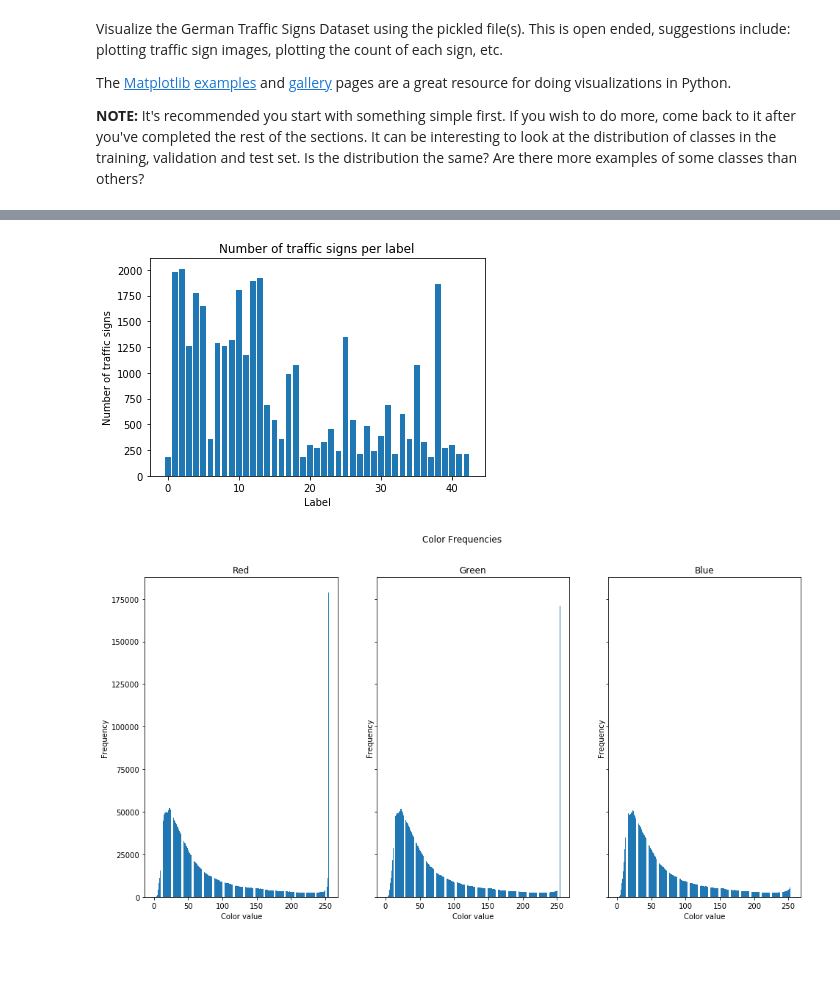
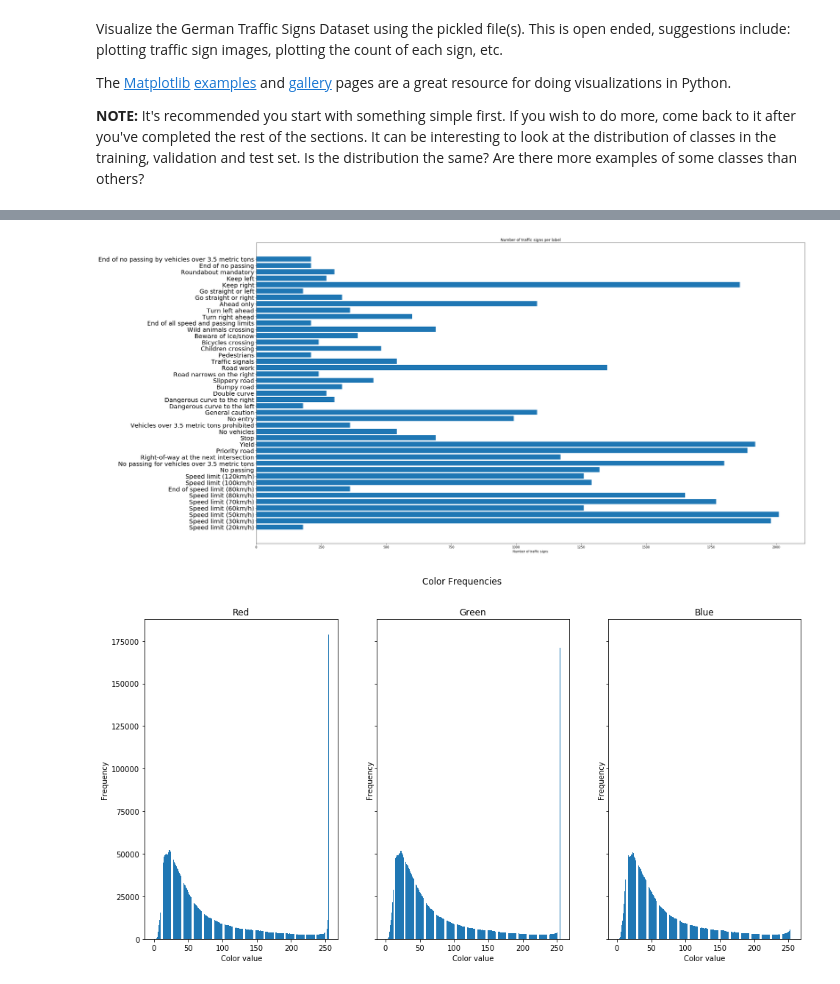
Before and after one commit to ekkus93/CarND-Traffic-Sign-Classifier-Project, a Jupyter notebook: Traffic_Sign_Classifier.ipynb, the cells around one changed output, grey strips where cells are left out. Cells and saved outputs as stored; diff of their text form; code cells hidden in the pictures; blank space fills up the shorter version.

```diff
--- a/Traffic_Sign_Classifier.ipynb
+++ b/Traffic_Sign_Classifier.ipynb
@@ -164,18 +164,19 @@ display_X_y_images(np.stack([apply_histogram_equalization(X_train[i]) for i in r
 # %%
-from collections import Counter
-
 label_cnts = Counter(y_train)
 
 x_vals = [x for x, _ in label_cnts.items()]
 y_vals = [y for _, y in label_cnts.items()]
 
-plt.bar(x_vals, y_vals)
+plt.figure(figsize=(32,18))
+
+plt.barh(x_vals, y_vals)
 plt.title("Number of traffic signs per label")
-plt.ylabel('Number of traffic signs')
-plt.xlabel('Label')
+plt.yticks(x_vals, [signname_val_to_name(signnames_pd, val) for val in x_vals], fontsize = 20)
+plt.xlabel('Number of traffic signs')
+#plt.ylabel('Label')
 plt.show()
 # %% [output]
-[figure, old version]
+[figure, new version]
 # %%
 r_cnts = Counter(X_train[:,:,0].reshape((-1)))
 g_cnts = Counter(X_train[:,:,1].reshape((-1)))
```
Also changed, not shown: parts of 23 cells of this notebook, 1 other file.
